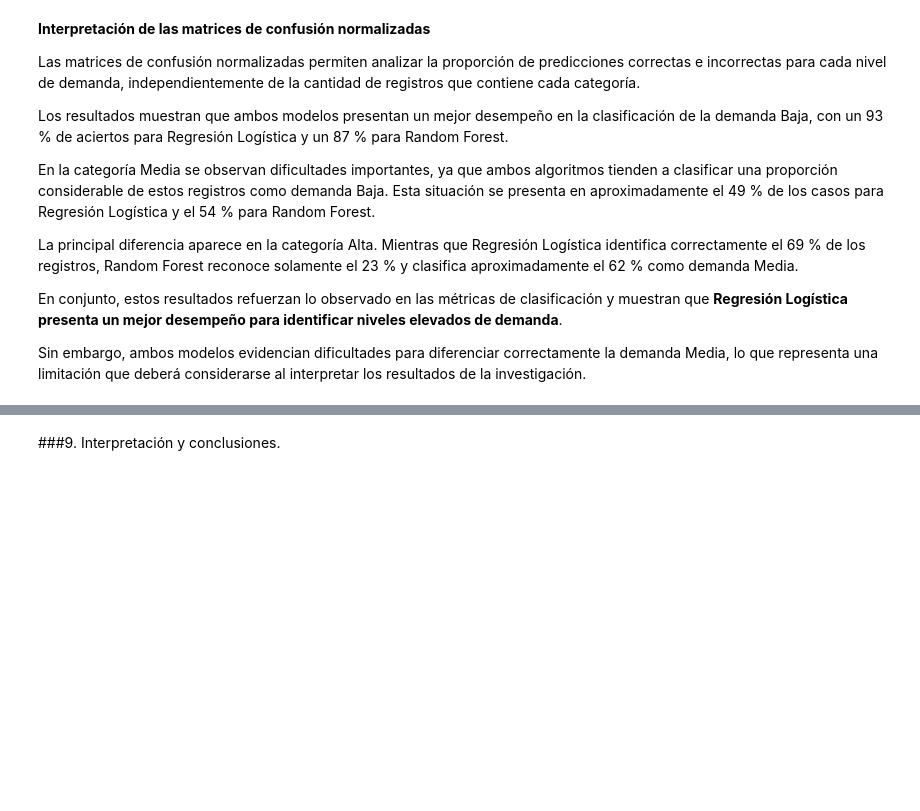
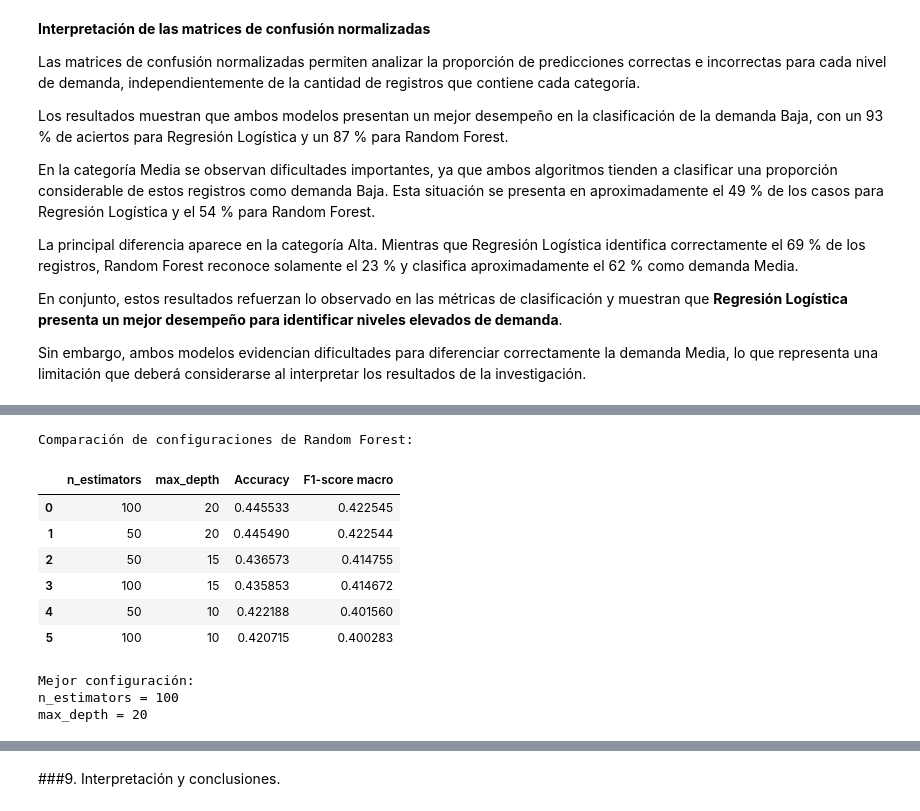
Before and after one commit to ChronosXV/Metodologia_grupo2, a Jupyter notebook: Metodologia_1_Grupo_2_Modelado_ML.ipynb, the cells around one changed output, grey strips where cells are left out. Drawn from its saved outputs; the diff is of its cells as text; code cells hidden in the pictures; blank space fills up the shorter version.

```diff
--- a/Metodologia_1_Grupo_2_Modelado_ML.ipynb
+++ b/Metodologia_1_Grupo_2_Modelado_ML.ipynb
@@ -1066,0 +1299,8 @@ xxxx
+# %%
+# Configuraciones de regularización para Regresión Logística
+valores_c = [0.1, 1.0, 10.0]
+
+print("Configuraciones de Regresión Logística a evaluar:")
+
+for valor_c in valores_c:
+    print(f"C = {valor_c}")
@@ -1066,0 +1425,14 @@ xxxx
+# %%
+# Valores de hiperparámetros para Random Forest
+valores_n_estimators = [50, 100]
+valores_max_depth = [10, 15, 20]
+
+# Mostrar las combinaciones que se evaluarán
+print("Configuraciones de Random Forest a evaluar:")
+
+for n_estimators in valores_n_estimators:
+    for max_depth in valores_max_depth:
+        print(
+            f"n_estimators = {n_estimators} | "
+            f"max_depth = {max_depth}"
+        )
@@ -1066,0 +1503,34 @@ xxxx
+# %%
+# Crear un DataFrame con los resultados de Random Forest
+df_resultados_rf = pd.DataFrame(resultados_rf)
+
+# Ordenar por F1-score macro y, en caso de empate,
+# priorizar la menor cantidad de árboles
+df_resultados_rf = df_resultados_rf.sort_values(
+    by=["F1-score macro", "n_estimators"],
+    ascending=[False, True]
+).reset_index(drop=True)
+
+# Identificar la mejor configuración
+mejor_n_estimators = int(df_resultados_rf.loc[0, "n_estimators"])
+mejor_max_depth = int(df_resultados_rf.loc[0, "max_depth"])
+
+# Mostrar resultados con mayor precisión
+print("Comparación de configuraciones de Random Forest:")
+display(df_resultados_rf.round(6))
+
+print("\nMejor configuración:")
+print(f"n_estimators = {mejor_n_estimators}")
+print(f"max_depth = {mejor_max_depth}")
+# %% [output]
+Comparación de configuraciones de Random Forest:
+|  | n_estimators | max_depth | Accuracy | F1-score macro |
+| 0 | 100 | 20 | 0.445533 | 0.422545 |
+| 1 | 50 | 20 | 0.445490 | 0.422544 |
+| 2 | 50 | 15 | 0.436573 | 0.414755 |
+| 3 | 100 | 15 | 0.435853 | 0.414672 |
+| 4 | 50 | 10 | 0.422188 | 0.401560 |
+| 5 | 100 | 10 | 0.420715 | 0.400283 |
+Mejor configuración:
+n_estimators = 100
+max_depth = 20
```
Also changed, not shown: parts of 24 cells of this notebook.
